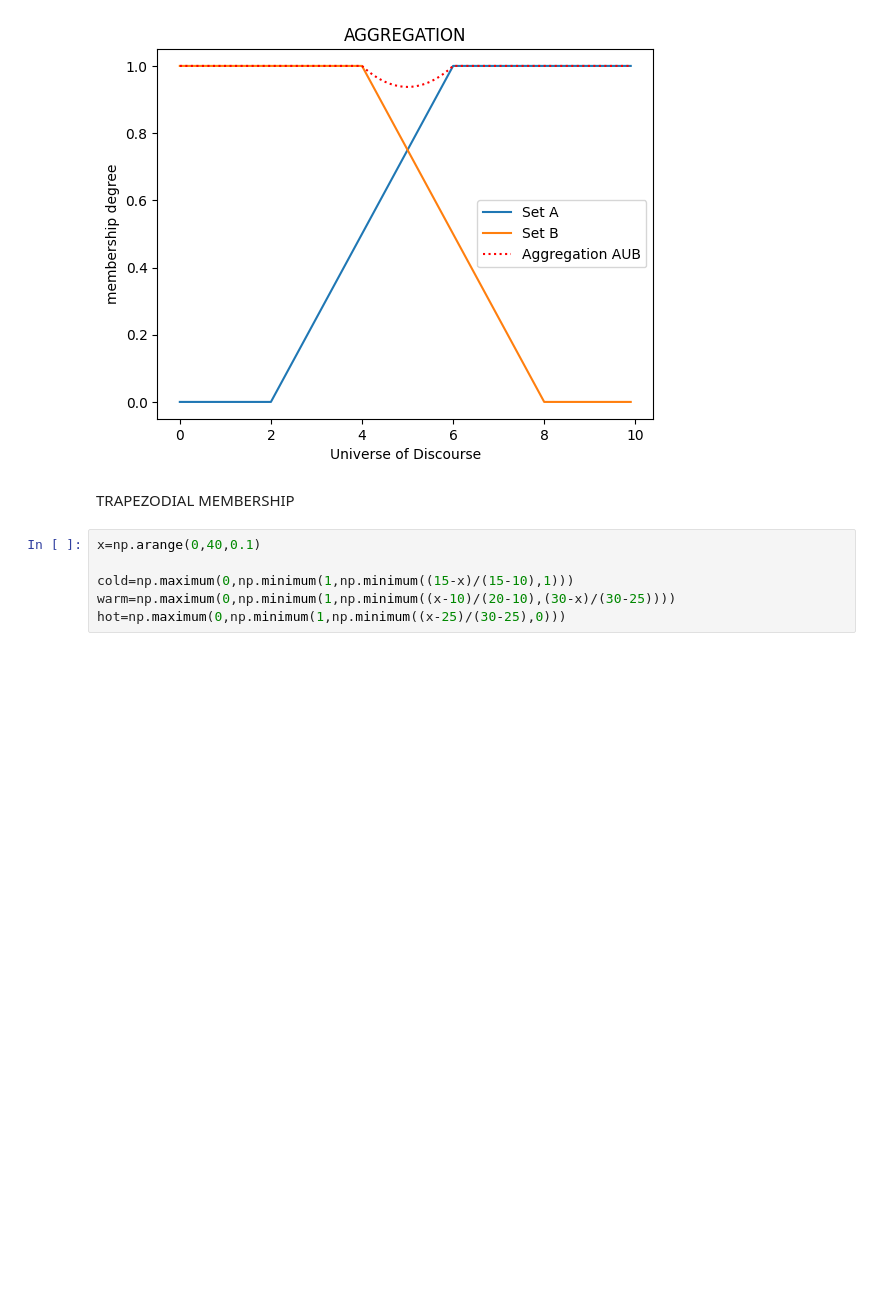
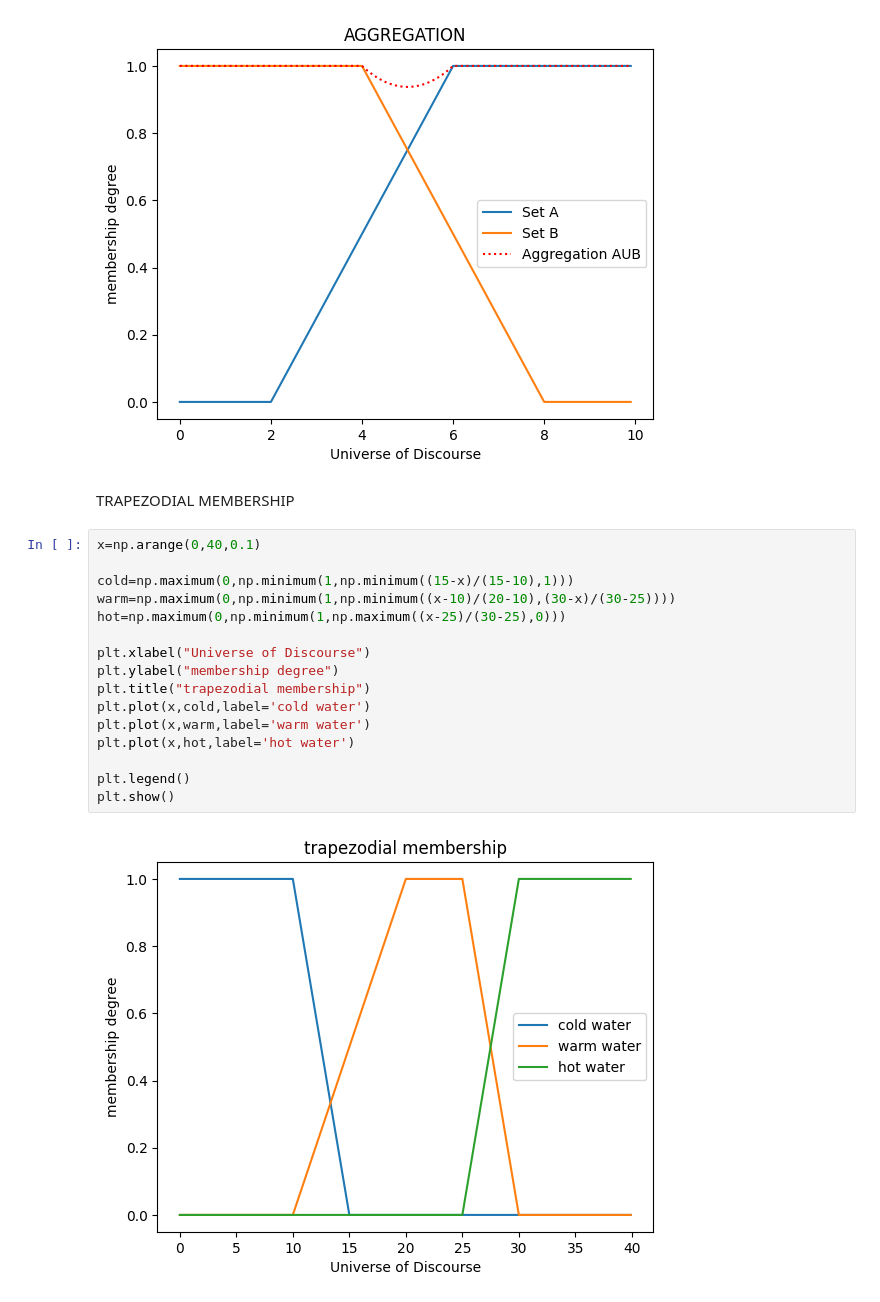
Before and after one commit to Karanraj-6/FUZZY_LOGIC, a Jupyter notebook: Membership_Functions.ipynb, the cells around one changed output. Saved outputs shown, nothing was run; the diff lists cells and outputs as text; blank space fills up the shorter version.

```diff
--- a/Membership_Functions.ipynb
+++ b/Membership_Functions.ipynb
@@ -94,6 +94,18 @@ TRAPEZODIAL MEMBERSHIP
 # %%
 x=np.arange(0,40,0.1)
 
 cold=np.maximum(0,np.minimum(1,np.minimum((15-x)/(15-10),1)))
 warm=np.maximum(0,np.minimum(1,np.minimum((x-10)/(20-10),(30-x)/(30-25))))
-hot=np.maximum(0,np.minimum(1,np.minimum((x-25)/(30-25),0)))
+hot=np.maximum(0,np.minimum(1,np.maximum((x-25)/(30-25),0)))
+
+plt.xlabel("Universe of Discourse")
+plt.ylabel("membership degree")
+plt.title("trapezodial membership")
+plt.plot(x,cold,label='cold water')
+plt.plot(x,warm,label='warm water')
+plt.plot(x,hot,label='hot water')
+
+plt.legend()
+plt.show()
+# %% [output]
+[figure, added]
```
Also changed, not shown: parts of 2 cells of this notebook.
